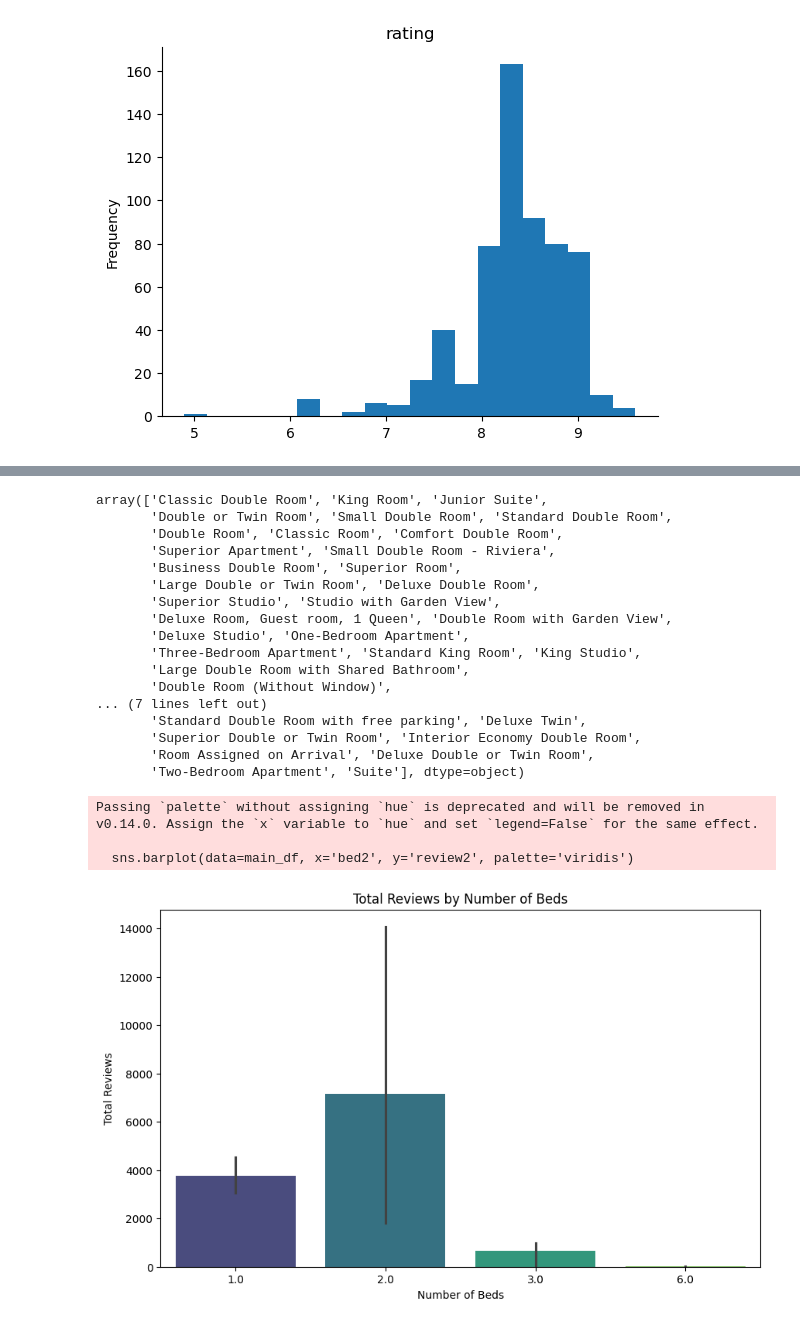
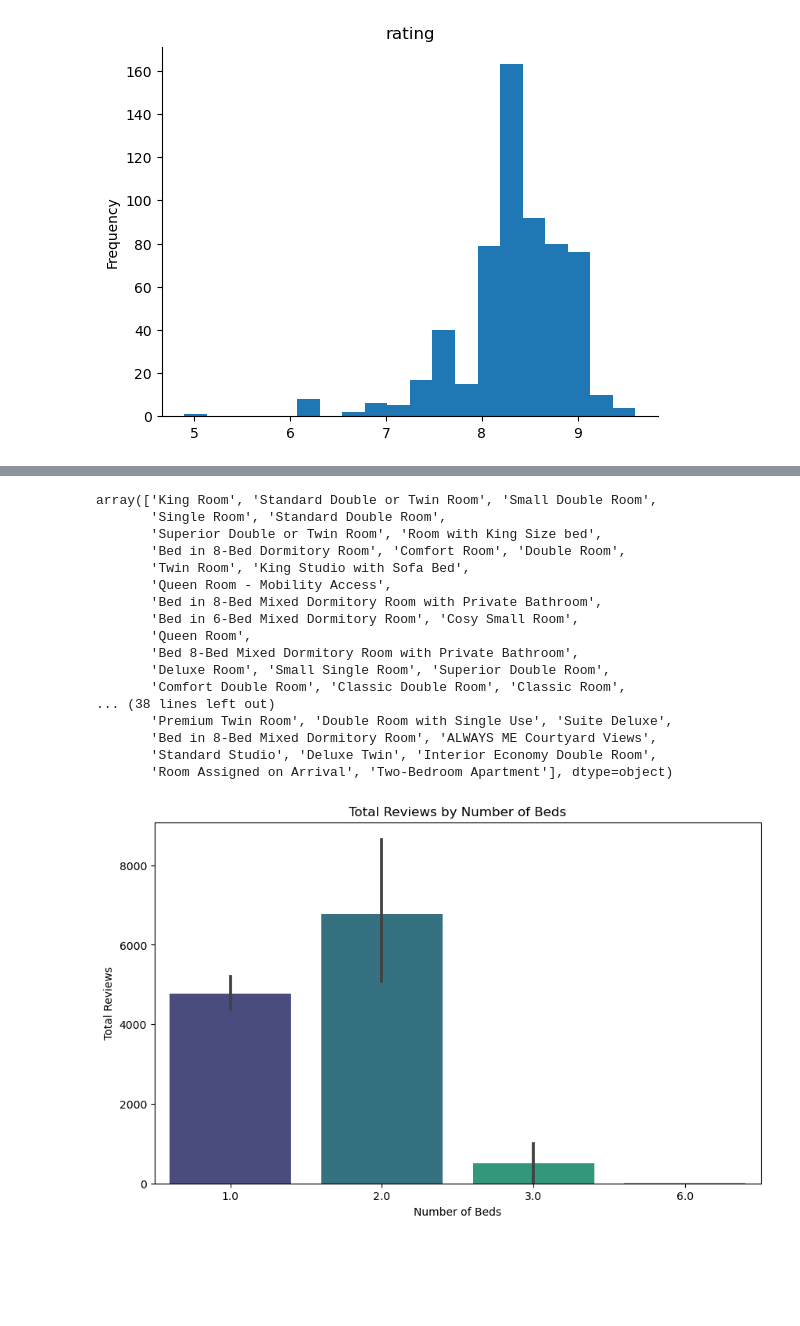
Before and after one commit to amirmfarzane/Data-Science-Course-Projects, a Jupyter notebook: P1/analysis.ipynb, the cells around one changed output, grey strips where cells are left out. Cells and saved outputs as stored; diff of their text form; code cells hidden in the pictures; blank space fills up the shorter version.

```diff
--- a/P1/analysis.ipynb
+++ b/P1/analysis.ipynb
@@ -159,7 +146,7 @@ dtype: int64
 # %% [markdown]
 # Visualization
 # %%
-df.drop(columns = ["location" , "price" , "nights" , "adults" , "review" , "bed" , 'distance from centure' ,  ] , inplace = True)
+df.drop(columns = ["location" , "price" , "nights" , "adults" , "review" , "bed" , 'distance from centure' ] , inplace = True)
 # %%
 df.columns = df.columns.str.replace('2$', '')
 numerical_df = df.select_dtypes(include=[int, float])
@@ -249,5 +235 @@ plt.show()
-# %%
-main_df = df
-df = df[df["nights2"] == 1]
-df = df[df["adults2"] == 2]
 # %%
@@ -431,36 +408,31 @@ main_df
 # %%
-main_df['room_type'].unique()
+df['room_type'].unique()
 # %% [output]
-array(['Classic Double Room', 'King Room', 'Junior Suite',
-       'Double or Twin Room', 'Small Double Room', 'Standard Double Room',
-       'Double Room', 'Classic Room', 'Comfort Double Room',
-       'Superior Apartment', 'Small Double Room - Riviera',
-       'Business Double Room', 'Superior Room',
-       'Large Double or Twin Room', 'Deluxe Double Room',
-       'Superior Studio', 'Studio with Garden View',
-       'Deluxe Room, Guest room, 1 Queen', 'Double Room with Garden View',
-       'Deluxe Studio', 'One-Bedroom Apartment',
-       'Three-Bedroom Apartment', 'Standard King Room', 'King Studio',
-       'Large Double Room with Shared Bathroom',
-       'Double Room (Without Window)',
-... (7 lines left out)
-       'Standard Double Room with free parking', 'Deluxe Twin',
-       'Superior Double or Twin Room', 'Interior Economy Double Room',
-       'Room Assigned on Arrival', 'Deluxe Double or Twin Room',
-       'Two-Bedroom Apartment', 'Suite'], dtype=object)
+array(['King Room', 'Standard Double or Twin Room', 'Small Double Room',
+       'Single Room', 'Standard Double Room',
+       'Superior Double or Twin Room', 'Room with King Size bed',
+       'Bed in 8-Bed Dormitory Room', 'Comfort Room', 'Double Room',
+       'Twin Room', 'King Studio with Sofa Bed',
+       'Queen Room - Mobility Access',
+       'Bed in 8-Bed Mixed Dormitory Room with Private Bathroom',
+       'Bed in 6-Bed Mixed Dormitory Room', 'Cosy Small Room',
+       'Queen Room',
+       'Bed 8-Bed Mixed Dormitory Room with Private Bathroom',
+       'Deluxe Room', 'Small Single Room', 'Superior Double Room',
+       'Comfort Double Room', 'Classic Double Room', 'Classic Room',
+... (38 lines left out)
+       'Premium Twin Room', 'Double Room with Single Use', 'Suite Deluxe',
+       'Bed in 8-Bed Mixed Dormitory Room', 'ALWAYS ME Courtyard Views',
+       'Standard Studio', 'Deluxe Twin', 'Interior Economy Double Room',
+       'Room Assigned on Arrival', 'Two-Bedroom Apartment'], dtype=object)
 # %%
-# aggregated_df = main_df.groupby('beds2').agg({'reviews': 'sum'}).reset_index()
-
 # Create a bar plot for reviews and number of beds
 plt.figure(figsize=(10, 6))
-sns.barplot(data=main_df, x='bed2', y='review2', palette='viridis')
+sns.barplot(data=df, x='bed', y='review', palette='viridis')
 plt.title('Total Reviews by Number of Beds')
 plt.xlabel('Number of Beds')
 plt.ylabel('Total Reviews')
 
 plt.show()
 # %% [output]
-Passing `palette` without assigning `hue` is deprecated and will be removed in v0.14.0. Assign the `x` variable to `hue` and set `legend=False` for the same effect.
-
-  sns.barplot(data=main_df, x='bed2', y='review2', palette='viridis')
-[figure, old version]
+[figure, new version]
```
Also changed, not shown: parts of 25 cells of this notebook.
